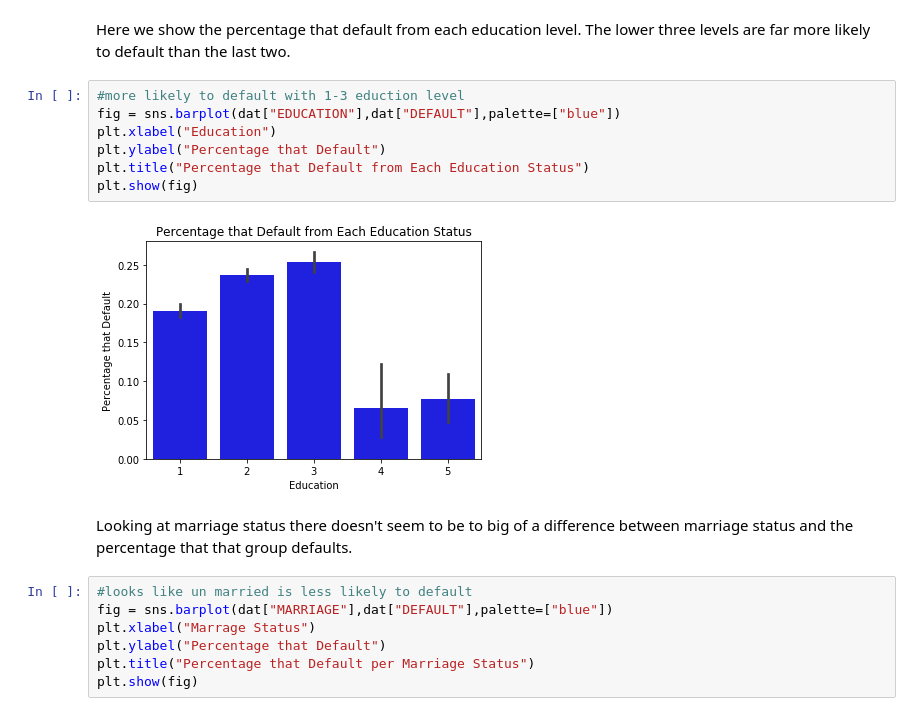
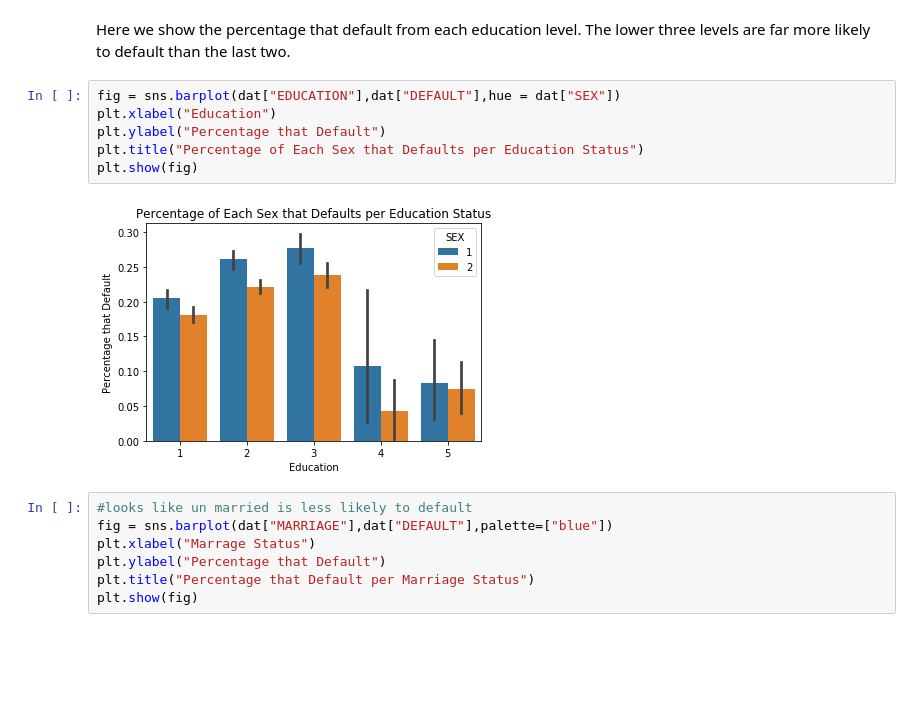
Before and after one commit to DerekMcFate/MachineLearningProject, a Jupyter notebook: MachineLearningProject.ipynb, the cells around one changed output. Cells and saved outputs as stored; diff of their text form; blank space fills up the shorter version.

Commit message:
adding more graphs

```diff
--- a/MachineLearningProject.ipynb
+++ b/MachineLearningProject.ipynb
@@ -65,16 +78,13 @@ Name: SEX, dtype: int64
 # %% [markdown]
 Here we show the percentage that default from each education level. The lower three levels are far more likely to default than the last two.
 # %%
-#more likely to default with 1-3 eduction level
-fig = sns.barplot(dat["EDUCATION"],dat["DEFAULT"],palette=["blue"])
+fig = sns.barplot(dat["EDUCATION"],dat["DEFAULT"],hue = dat["SEX"])
 plt.xlabel("Education")
 plt.ylabel("Percentage that Default")
-plt.title("Percentage that Default from Each Education Status")
+plt.title("Percentage of Each Sex that Defaults per Education Status")
 plt.show(fig)
 # %% [output]
-[figure, old version]
+[figure, new version]
-# %% [markdown]
-Looking at marriage status there doesn't seem to be to big of a difference between marriage status and the percentage that that group defaults.
 # %%
 #looks like un married is less likely to default
 fig = sns.barplot(dat["MARRIAGE"],dat["DEFAULT"],palette=["blue"])
```
Also changed, not shown: parts of 4 cells of this notebook.
